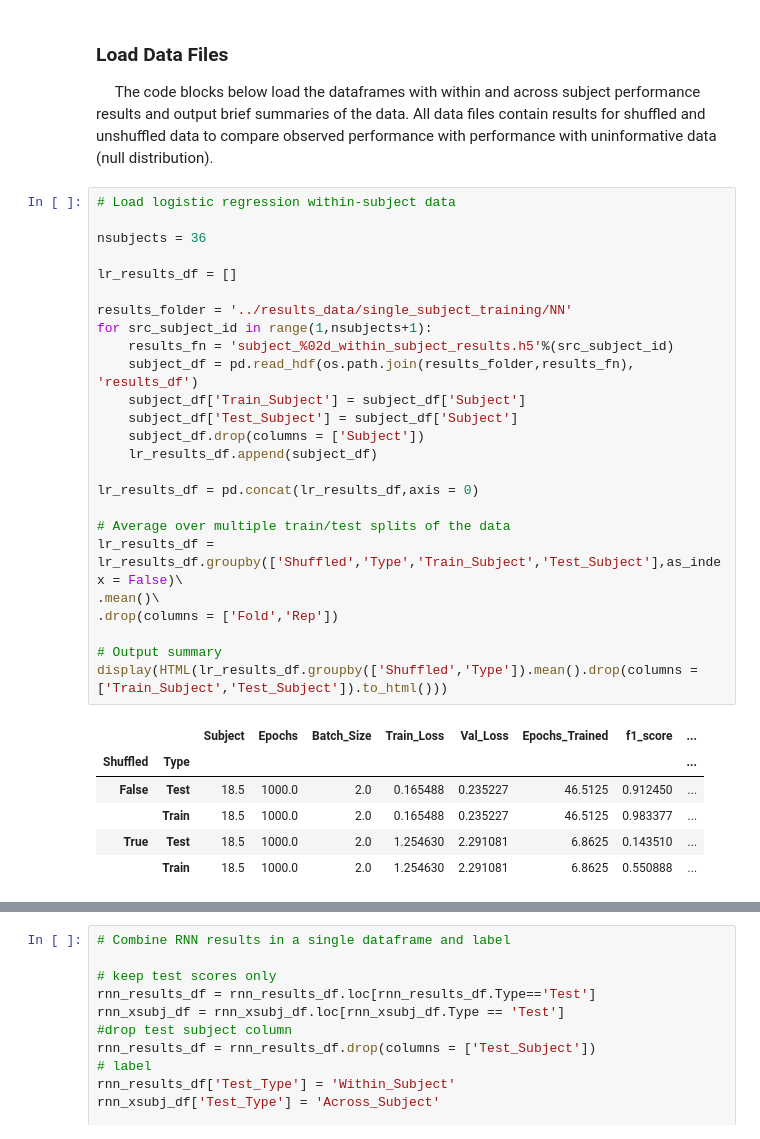
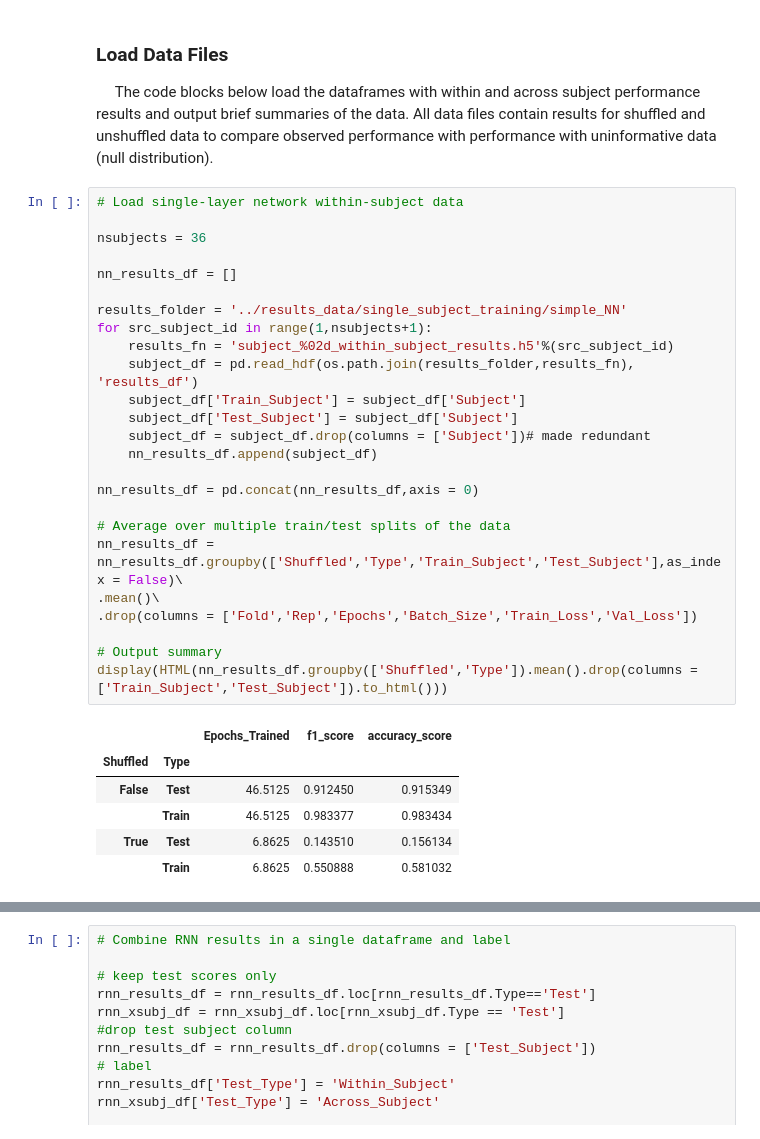
Before and after one commit to cechava/EMG_gestures, a Jupyter notebook: demo_notebooks/compare_model_performance_within_and_across_subjects.ipynb, the cells around one changed output, grey strips where cells are left out. Drawn from its saved outputs; the diff is of its cells as text.

```diff
--- a/demo_notebooks/compare_model_performance_within_and_across_subjects.ipynb
+++ b/demo_notebooks/compare_model_performance_within_and_across_subjects.ipynb
@@ -47,35 +50,35 @@ from EMG_gestures.utils import *
 
 &emsp; The code blocks below load the dataframes with within and across subject performance results and output brief summaries of the data. All data files contain results for shuffled and unshuffled data to compare observed performance with performance with uninformative data (null distribution).
 # %%
-# Load logistic regression within-subject data
+# Load single-layer network within-subject data
 
 nsubjects = 36
 
-lr_results_df = []
+nn_results_df = []
 
-results_folder = '../results_data/single_subject_training/NN'
+results_folder = '../results_data/single_subject_training/simple_NN'
 for src_subject_id in range(1,nsubjects+1):
     results_fn = 'subject_%02d_within_subject_results.h5'%(src_subject_id)
     subject_df = pd.read_hdf(os.path.join(results_folder,results_fn), 'results_df')
     subject_df['Train_Subject'] = subject_df['Subject']
     subject_df['Test_Subject'] = subject_df['Subject']
-    subject_df.drop(columns = ['Subject'])
-    lr_results_df.append(subject_df)
+    subject_df = subject_df.drop(columns = ['Subject'])# made redundant
+    nn_results_df.append(subject_df)
 
-lr_results_df = pd.concat(lr_results_df,axis = 0)
+nn_results_df = pd.concat(nn_results_df,axis = 0)
 
 # Average over multiple train/test splits of the data
-lr_results_df = lr_results_df.groupby(['Shuffled','Type','Train_Subject','Test_Subject'],as_index = False)\
+nn_results_df = nn_results_df.groupby(['Shuffled','Type','Train_Subject','Test_Subject'],as_index = False)\
 .mean()\
-.drop(columns = ['Fold','Rep'])
+.drop(columns = ['Fold','Rep','Epochs','Batch_Size','Train_Loss','Val_Loss'])
 
 # Output summary
-display(HTML(lr_results_df.groupby(['Shuffled','Type']).mean().drop(columns = ['Train_Subject','Test_Subject']).to_html()))
+display(HTML(nn_results_df.groupby(['Shuffled','Type']).mean().drop(columns = ['Train_Subject','Test_Subject']).to_html()))
 # %% [output]
-|  |  | Subject | Epochs | Batch_Size | Train_Loss | Val_Loss | Epochs_Trained | f1_score | ... |
-| Shuffled | Type |  |  |  |  |  |  |  | ... |
-| False | Test | 18.5 | 1000.0 | 2.0 | 0.165488 | 0.235227 | 46.5125 | 0.912450 | ... |
-|  | Train | 18.5 | 1000.0 | 2.0 | 0.165488 | 0.235227 | 46.5125 | 0.983377 | ... |
-| True | Test | 18.5 | 1000.0 | 2.0 | 1.254630 | 2.291081 | 6.8625 | 0.143510 | ... |
-|  | Train | 18.5 | 1000.0 | 2.0 | 1.254630 | 2.291081 | 6.8625 | 0.550888 | ... |
+|  |  | Epochs_Trained | f1_score | accuracy_score |
+| Shuffled | Type |  |  |  |
+| False | Test | 46.5125 | 0.912450 | 0.915349 |
+|  | Train | 46.5125 | 0.983377 | 0.983434 |
+| True | Test | 6.8625 | 0.143510 | 0.156134 |
+|  | Train | 6.8625 | 0.550888 | 0.581032 |
 # %%
```
Also changed, not shown: parts of 12 cells of this notebook, 15 other files.
